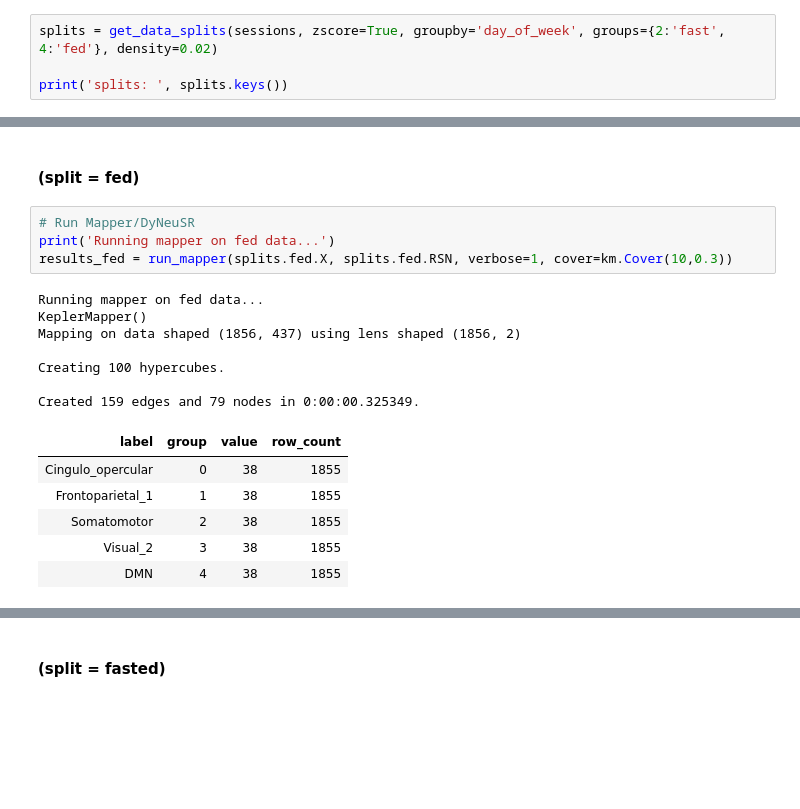
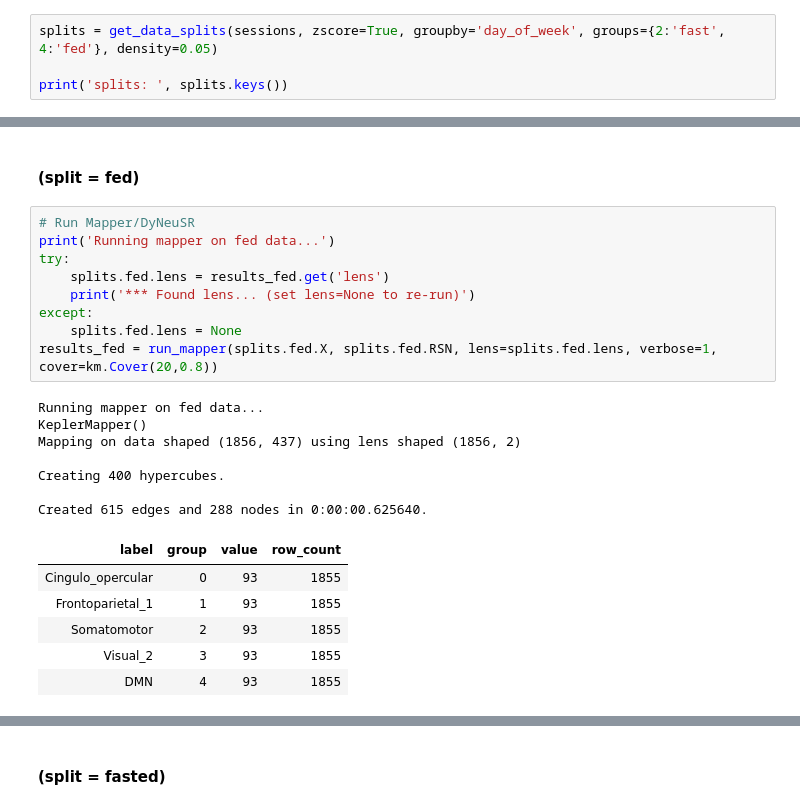
Before and after one commit to calebgeniesse/caffeine-mapper, a Jupyter notebook: fedvfast-caleb-mini.ipynb, the cells around one changed output, grey strips where cells are left out. Cells and saved outputs as stored; diff of their text form; blank space fills up the shorter version.

```diff
--- a/fedvfast-caleb-mini.ipynb
+++ b/fedvfast-caleb-mini.ipynb
@@ -40,7 +40,7 @@ INFO:root:      keeping: 437 (regions)
 # %% [markdown]
 Load temporal masks and remove TRs with excessive motion. Additionally, remove parcels that do not belong to major RSNs.
 # %%
-splits = get_data_splits(sessions, zscore=True, groupby='day_of_week', groups={2:'fast', 4:'fed'}, density=0.02)
+splits = get_data_splits(sessions, zscore=True, groupby='day_of_week', groups={2:'fast', 4:'fed'}, density=0.05)
 
 print('splits: ', splits.keys())
 # %% [output]
@@ -65,20 +65,25 @@ Starting job # 0 in a separate thread.
 # %%
 # Run Mapper/DyNeuSR
 print('Running mapper on fed data...')
-results_fed = run_mapper(splits.fed.X, splits.fed.RSN, verbose=1, cover=km.Cover(10,0.3))
+try:
+    splits.fed.lens = results_fed.get('lens')
+    print('*** Found lens... (set lens=None to re-run)')
+except:
+    splits.fed.lens = None
+results_fed = run_mapper(splits.fed.X, splits.fed.RSN, lens=splits.fed.lens, verbose=1, cover=km.Cover(20,0.8))
 # %% [output]
 Running mapper on fed data...
 KeplerMapper()
 Mapping on data shaped (1856, 437) using lens shaped (1856, 2)
 
-Creating 100 hypercubes.
+Creating 400 hypercubes.
 
-Created 159 edges and 79 nodes in 0:00:00.325349.
+Created 615 edges and 288 nodes in 0:00:00.625640.
 | label | group | value | row_count |
-| Cingulo_opercular | 0 | 38 | 1855 |
-| Frontoparietal_1 | 1 | 38 | 1855 |
-| Somatomotor | 2 | 38 | 1855 |
-| Visual_2 | 3 | 38 | 1855 |
-| DMN | 4 | 38 | 1855 |
+| Cingulo_opercular | 0 | 93 | 1855 |
+| Frontoparietal_1 | 1 | 93 | 1855 |
+| Somatomotor | 2 | 93 | 1855 |
+| Visual_2 | 3 | 93 | 1855 |
+| DMN | 4 | 93 | 1855 |
 # %%
 # Visualize DyNeuGraph
```
Also changed, not shown: parts of 18 cells of this notebook.
